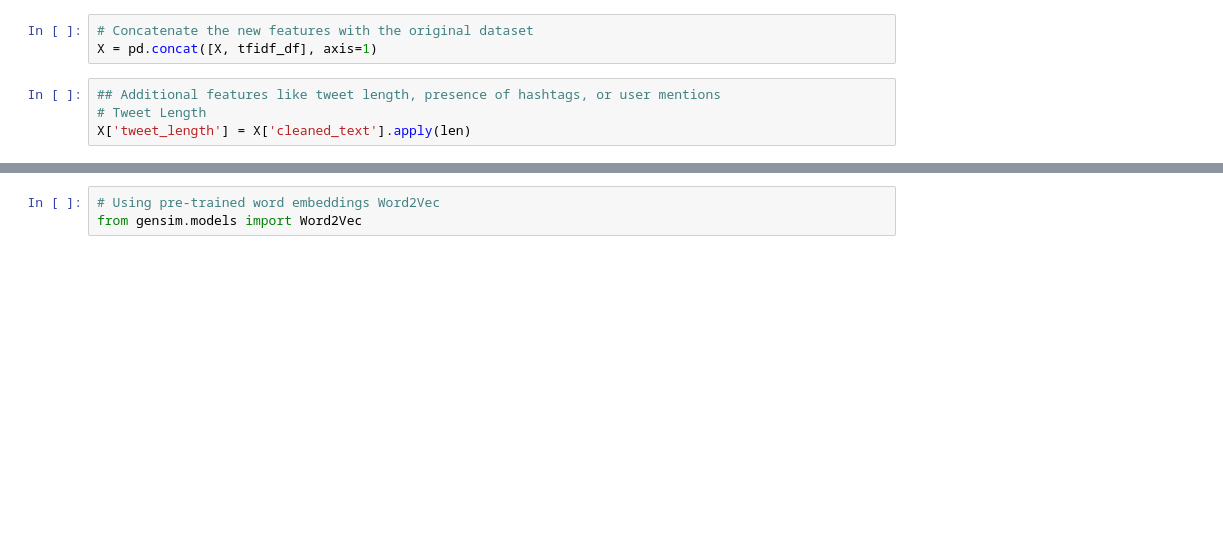
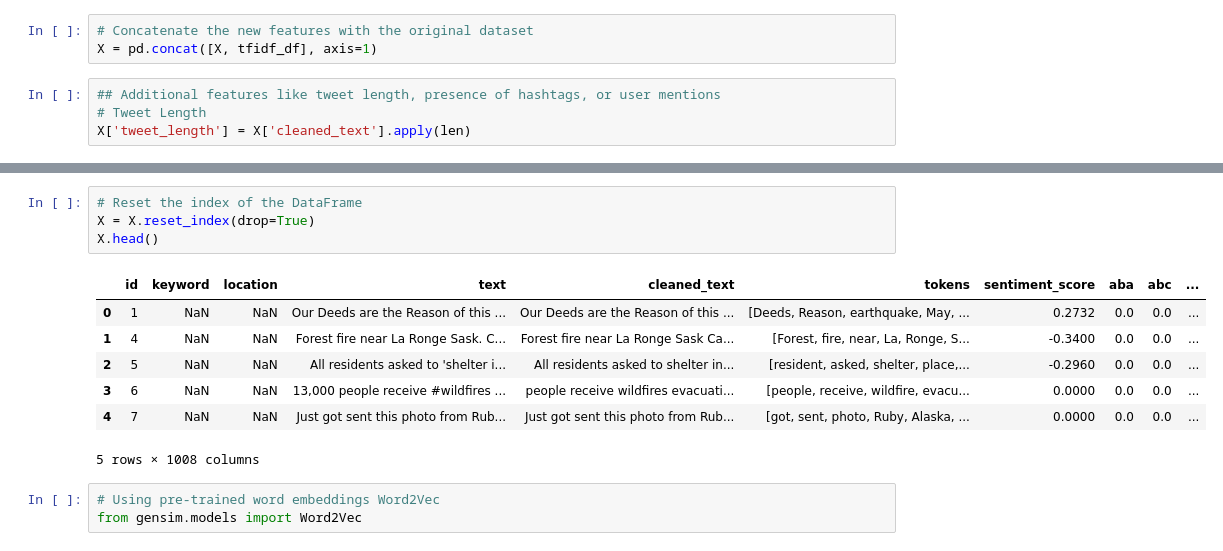
Before and after one commit to gauravkdwivedi/Next-Hike-Project-7, a Jupyter notebook: EDA.ipynb, the cells around one changed output, grey strips where cells are left out. Cells and saved outputs as stored; diff of their text form; blank space fills up the shorter version.

```diff
--- a/EDA.ipynb
+++ b/EDA.ipynb
@@ -378,3 +357,15 @@ X
+# %%
+# Reset the index of the DataFrame
+X = X.reset_index(drop=True)
+X.head()
+# %% [output]
+|  | id | keyword | location | text | cleaned_text | tokens | sentiment_score | aba | abc | ... |
+| 0 | 1 | NaN | NaN | Our Deeds are the Reason of this ... | Our Deeds are the Reason of this ... | [Deeds, Reason, earthquake, May, ... | 0.2732 | 0.0 | 0.0 | ... |
+| 1 | 4 | NaN | NaN | Forest fire near La Ronge Sask. C... | Forest fire near La Ronge Sask Ca... | [Forest, fire, near, La, Ronge, S... | -0.3400 | 0.0 | 0.0 | ... |
+| 2 | 5 | NaN | NaN | All residents asked to 'shelter i... | All residents asked to shelter in... | [resident, asked, shelter, place,... | -0.2960 | 0.0 | 0.0 | ... |
+| 3 | 6 | NaN | NaN | 13,000 people receive #wildfires ... | people receive wildfires evacuati... | [people, receive, wildfire, evacu... | 0.0000 | 0.0 | 0.0 | ... |
+| 4 | 7 | NaN | NaN | Just got sent this photo from Rub... | Just got sent this photo from Rub... | [got, sent, photo, Ruby, Alaska, ... | 0.0000 | 0.0 | 0.0 | ... |
+5 rows × 1008 columns
 # %%
 # Using pre-trained word embeddings Word2Vec
 from gensim.models import Word2Vec
```
Also changed, not shown: parts of 26 cells of this notebook, 5 other files.
